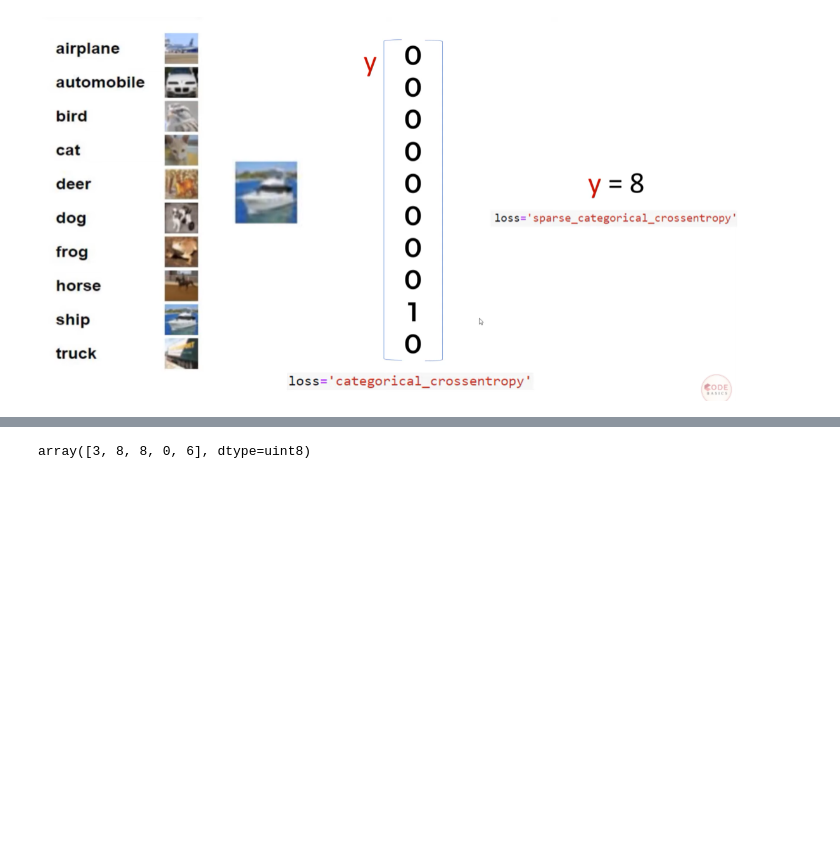
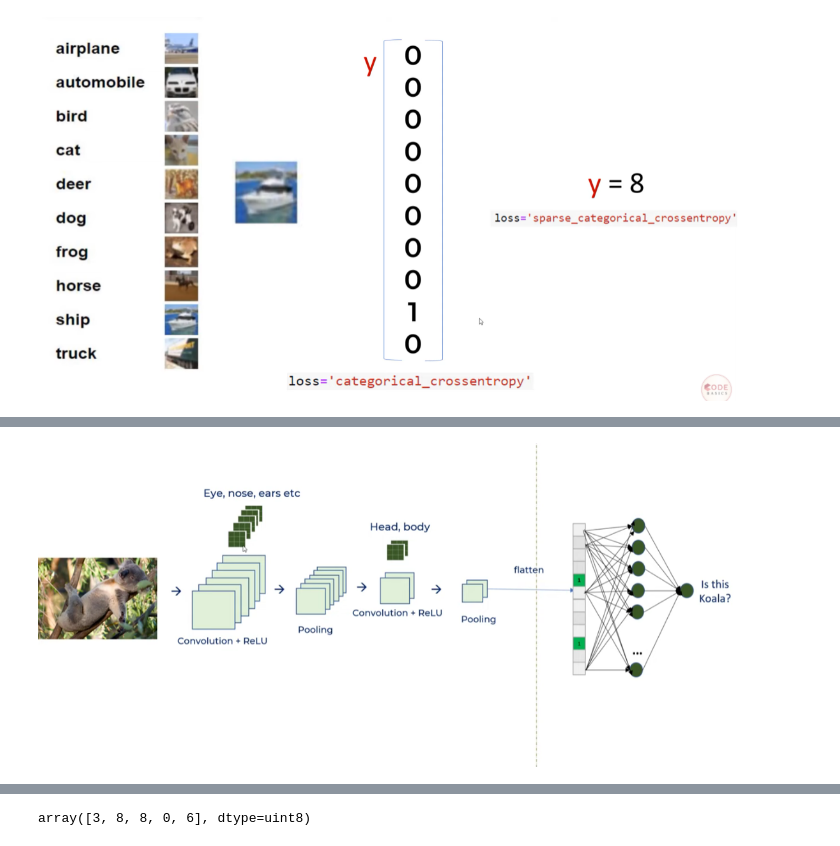
Before and after one commit to Void-Brain70/Deep_Learning, a Jupyter notebook: Image_Classification_using_CNN.ipynb, the cells around one changed output, grey strips where cells are left out. Drawn from its saved outputs; the diff is of its cells as text; code cells hidden in the pictures; blank space fills up the shorter version.

```diff
--- a/Image_Classification_using_CNN.ipynb
+++ b/Image_Classification_using_CNN.ipynb
@@ -145,3 +152,7 @@ weighted avg       0.50      0.44      0.44     10000
+# %%
+Image('CNN.PNG',width=700)
+# %% [output]
+[figure, added]
 # %%
 # CNN Dense model build
 cnn = models.Sequential([
```
Also changed, not shown: parts of 9 cells of this notebook.
